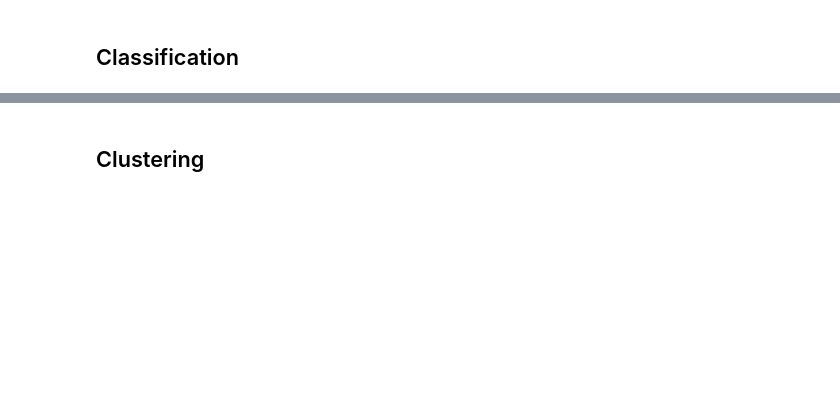
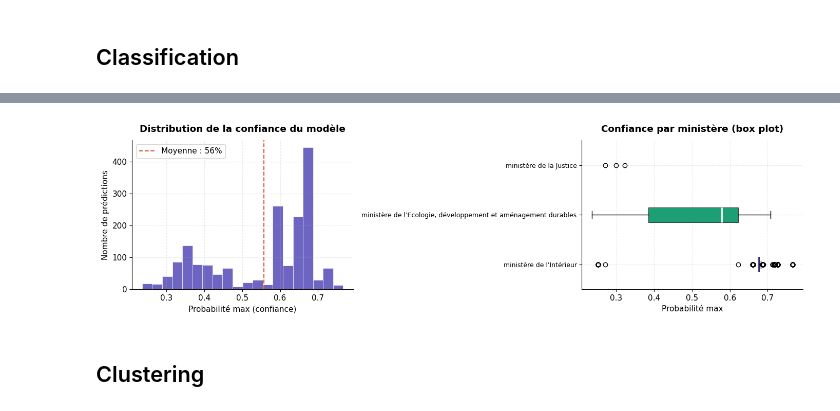
Before and after one commit to merylahounou97/real_state_price, a Jupyter notebook: notebooks/real_estate_ml.ipynb, the cells around one changed output, grey strips where cells are left out. Drawn from its saved outputs; the diff is of its cells as text; code cells hidden in the pictures; blank space fills up the shorter version.

```diff
--- a/notebooks/real_estate_ml.ipynb
+++ b/notebooks/real_estate_ml.ipynb
@@ -112,3 +252,34 @@ predictions.write.format("delta").mode("overwrite").save(CLASSIFICATION_OUTPUT_P
+# %%
+fig, axes = plt.subplots(1, 2, figsize=(14, 4))
+
+#  Graphique 5 : histogramme des probabilités
+axes[0].hist(pred_pd['prob_max'], bins=20, color='#534AB7',
+             edgecolor='white', linewidth=0.5, alpha=0.85)
+axes[0].axvline(pred_pd['prob_max'].mean(), color='#D85A30', linestyle='--',
+                linewidth=1.5, label=f'Moyenne : {pred_pd["prob_max"].mean():.0%}')
+axes[0].set_xlabel('Probabilité max (confiance)')
+axes[0].set_ylabel('Nombre de prédictions')
+axes[0].set_title('Distribution de la confiance du modèle', fontweight='bold', pad=12)
+axes[0].legend()
+
+#  Graphique 6 : box plot probabilité par ministère
+ministeres_order = pred_pd.groupby('ministere_pred')['prob_max'].median().sort_values(ascending=False).index
+data_box = [pred_pd[pred_pd['ministere_pred'] == m]['prob_max'].values for m in ministeres_order]
+bp = axes[1].boxplot(data_box, vert=False, patch_artist=True,
+                     boxprops=dict(linewidth=0.5),
+                     medianprops=dict(color='white', linewidth=2))
+for patch, color in zip(bp['boxes'], PALETTE):
+    patch.set_facecolor(color)
+axes[1].set_yticks(range(1, len(ministeres_order)+1))
+axes[1].set_yticklabels(ministeres_order, fontsize=9)
+axes[1].set_xlabel('Probabilité max')
+axes[1].set_title('Confiance par ministère (box plot)', fontweight='bold', pad=12)
+
+plt.tight_layout()
+plt.savefig(FIGURES_OUTPUT_PATH + 'classification_proba.png', dpi=150, bbox_inches='tight')
+plt.show()
+# %% [output]
+[figure, added]
 # %% [markdown]
 ## Clustering
 # %%
```
Also changed, not shown: parts of 27 cells of this notebook, 1 other file.
